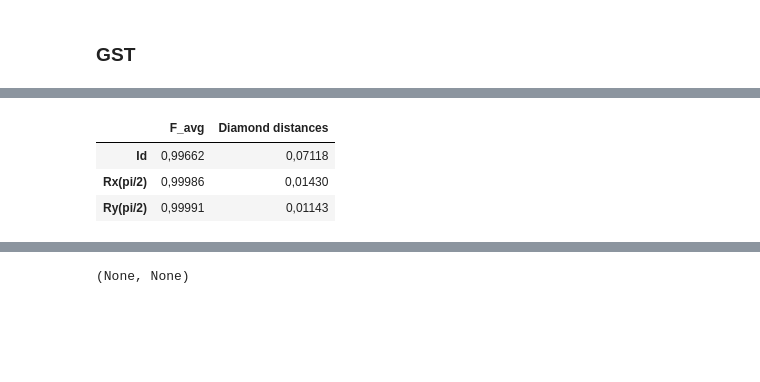
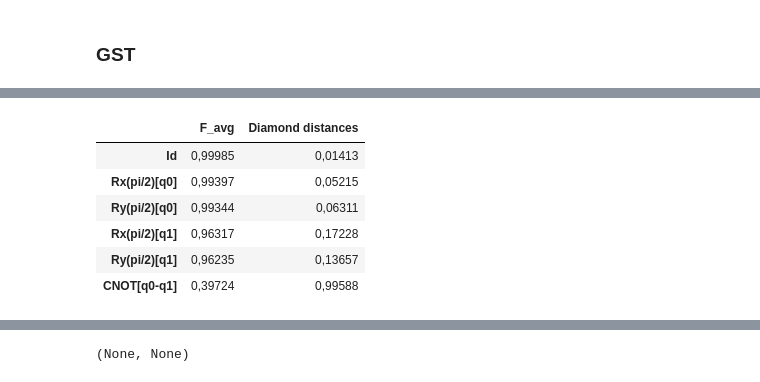
Before and after one commit to rabrie/qibocal, a Jupyter notebook: 2q_exp/2q_gst.ipynb, the cells around one changed output, grey strips where cells are left out. Cells and saved outputs as stored; diff of their text form; code cells hidden in the pictures; blank space fills up the shorter version.

```diff
--- a/2q_exp/2q_gst.ipynb
+++ b/2q_exp/2q_gst.ipynb
@@ -60,17 +60,17 @@ d = 6
 # %%
 bsize = 120   # The batch size on which the optimization is started
 results = []
-for rK in [2]:
+for rK in [16]:
     X_t,E_t,rho_t = compatibility.pygsti_model_to_arrays(std.target_model(),basis = 'std') #The idle-X(pi/w)-Y(pi/2) model
     K_t = additional_fns.Kraus_rep(X_t,d,pdim,rK)
     X_t = np.einsum('ijkl,ijnm -> iknlm', K_t, K_t.conj()).reshape(d,r,r)
     X_t[[1,2,3,4],:,:] = X_t[[3,4,1,2],:,:] #swap gate ordering for consistency
     K,X,E,rho,res_list = algorithm.run_mGST(y_all,J_all,max_l,d,r,rK, n_povm, bsize, meas_samples, method = 'GD',
-                         max_inits = 10, max_iter = 80, final_iter = 80, threshold_multiplyer = 100,
+                         max_inits = 10, max_iter = 200, final_iter = 140, threshold_multiplyer = 100,
                          target_rel_prec = 1e-4, init = [K_t, E_t, rho_t], testing = True)
-    K,X,E,rho,res_list = algorithm.run_mGST(y_all,J_all,max_l,d,r,rK, n_povm, bsize, meas_samples, method = 'SFN',
-                         max_inits = 10, max_iter = 0, final_iter = 10, threshold_multiplyer = 100,
-                         target_rel_prec = 1e-4, init = [K_t, E_t, rho_t], testing = True)
+#     K,X,E,rho,res_list = algorithm.run_mGST(y_all,J_all,max_l,d,r,rK, n_povm, bsize, meas_samples, method = 'SFN',
+#                          max_inits = 10, max_iter = 0, final_iter = 10, threshold_multiplyer = 100,
+#                          target_rel_prec = 1e-4, init = [K_t, E_t, rho_t], testing = True)
     results.append([K,X,E,rho])
 # %% [output]
 Starting optimization...
@@ -94,3 +105,22 @@ with open(filename, 'wb') as handle:
+# %%
+def MVE_data(X, E, rho, J, y):
+    m = y.shape[1]
+    n_povm = y.shape[0]
+    dist: float = 0
+    max_dist: float = 0
+    curr: float = 0
+    for i in range(m):
+        j = J[i]
+        C = low_level_jit.contract(X, j)
+        curr = 0
+        for k in range(n_povm):
+            y_model = E[k].conj()@C@rho
+            curr += np.abs(y_model - y[k, i])
+        curr = curr/2
+        dist += curr
+        if curr > max_dist:
+            max_dist = curr
+    return dist/m, max_dist
 # %%
 def gauge_opt_report(X, E, rho, J, y, weights):
     mdl = compatibility.arrays_to_pygsti_model(X,E,rho, basis = 'std')
@@ -103,8 +133,8 @@ def gauge_opt_report(X, E, rho, J, y, weights):
     X_opt,E_opt,rho_opt = compatibility.pygsti_model_to_arrays(gauge_optimized_mdl,basis = 'std')
 
     final_objf = low_level_jit.objf(X,E,rho,J,y)
-    data_tvd = additional_fns.tvd(X,E,rho,J,y)
-    MVE = additional_fns.MVE(X_t,E_t,rho_t,X,E,rho,d,l, n_povm)[0]
+    MVE = MVE_data(X,E,rho,J,y)[0]
+    MVE_target = MVE_data(X_t,E_t,rho_t,J,y)[0]
     povm_td = rptbl.povm_jtrace_diff(target_mdl, gauge_optimized_mdl, 'Mdefault')
     rho_td = la.norm(rho_opt-rho_t,ord = 1)/2
     F_avg = compatibility.average_gate_fidelities(gauge_optimized_mdl,target_mdl,pdim, basis_string = 'pp')
@@ -117,12 +147,12 @@ def gauge_opt_report(X, E, rho, J, y, weights):
     })
     df_o = pd.DataFrame({
         "Final cost function value": final_objf,
-        "Total variation dist. to data": data_tvd,
-        "Mean total variation dist. to target": MVE,
+        "Mean total variation dist. to data": MVE,
+        "Mean total variation dist. target to data": MVE_target,
         "POVM - Choi map trace distance": povm_td,
         "State - Trace distance": rho_td,
     }, index = [0])
-    df_g.rename(index={0: "Id", 1: "Rx(pi/2)", 2: "Ry(pi/2)"}, inplace = True)
+    df_g.rename(index={0: "Id", 1: "Rx(pi/2)[q0]", 2: "Ry(pi/2)[q0]", 3: "Rx(pi/2)[q1]", 4: "Ry(pi/2)[q1]", 5: "CNOT[q0-q1]"}, inplace = True)
     df_o.rename(index={0: ""}, inplace = True)
 
     s_g = df_g.style.format(precision=5, thousands=".", decimal=",")
@@ -142,9 +176,15 @@ def gauge_opt_report(X, E, rho, J, y, weights):
+# %%
+#K,X,E,rho = results[0][:]
+df_g, df_o, s_g, s_o, gauge_optimized_mdl = gauge_opt_report(X, E, rho, J_all, y_all, weights = {'G0': 1,'G1': 1, 'G2': 1, 'G3': 1, 'G4': 1, 'G5':1, 'spam': 1})
 # %%
-df_g, df_o, s_g, s_o, gauge_optimized_mdl = gauge_opt_report(X, E, rho, J, y, weights = {'G0': 1,'G1': 1, 'G2': 1, 'spam': 1})
 X_pp, E_pp, rho_pp = compatibility.pygsti_model_to_arrays(gauge_optimized_mdl,basis = 'pp')
+X_t_pp, E_t_pp, rho_t_pp = compatibility.pygsti_model_to_arrays(std.target_model(),basis = 'pp')
 display(s_g), display(s_o)
 # %% [output]
 |  | F_avg | Diamond distances |
-| Id | 0,99662 | 0,07118 |
-| Rx(pi/2) | 0,99986 | 0,01430 |
-| Ry(pi/2) | 0,99991 | 0,01143 |
+| Id | 0,99985 | 0,01413 |
+| Rx(pi/2)[q0] | 0,99397 | 0,05215 |
+| Ry(pi/2)[q0] | 0,99344 | 0,06311 |
+| Rx(pi/2)[q1] | 0,96317 | 0,17228 |
+| Ry(pi/2)[q1] | 0,96235 | 0,13657 |
+| CNOT[q0-q1] | 0,39724 | 0,99588 |
```
Also changed, not shown: parts of 7 cells of this notebook, 2 other files.
